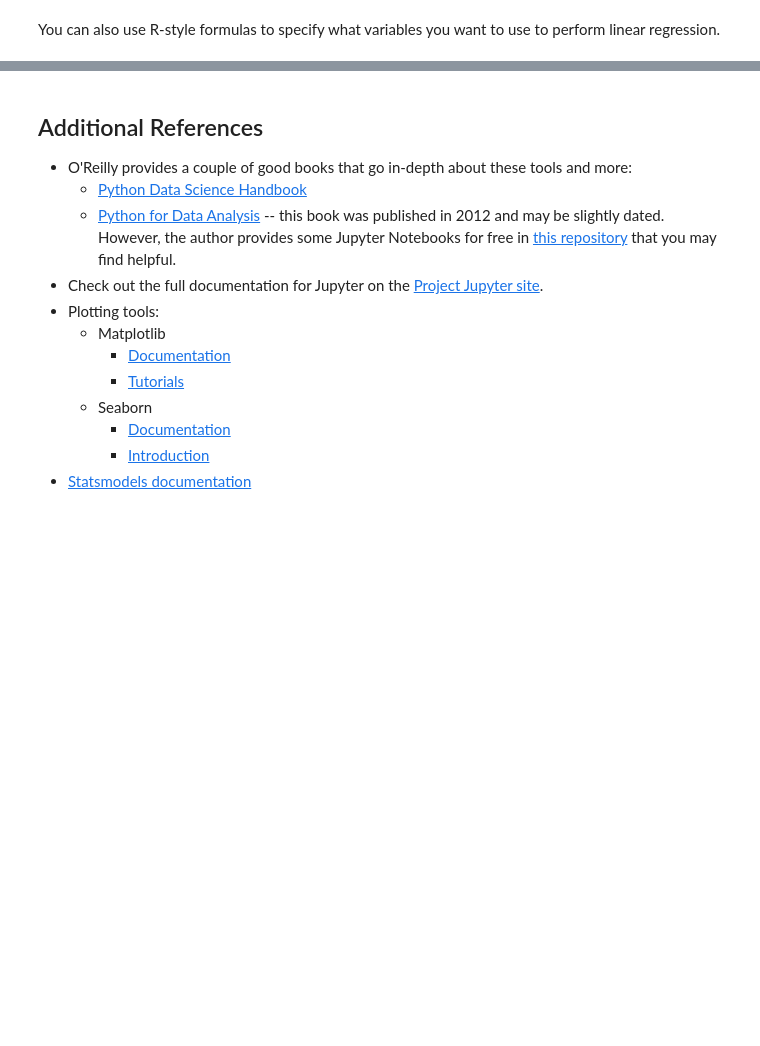
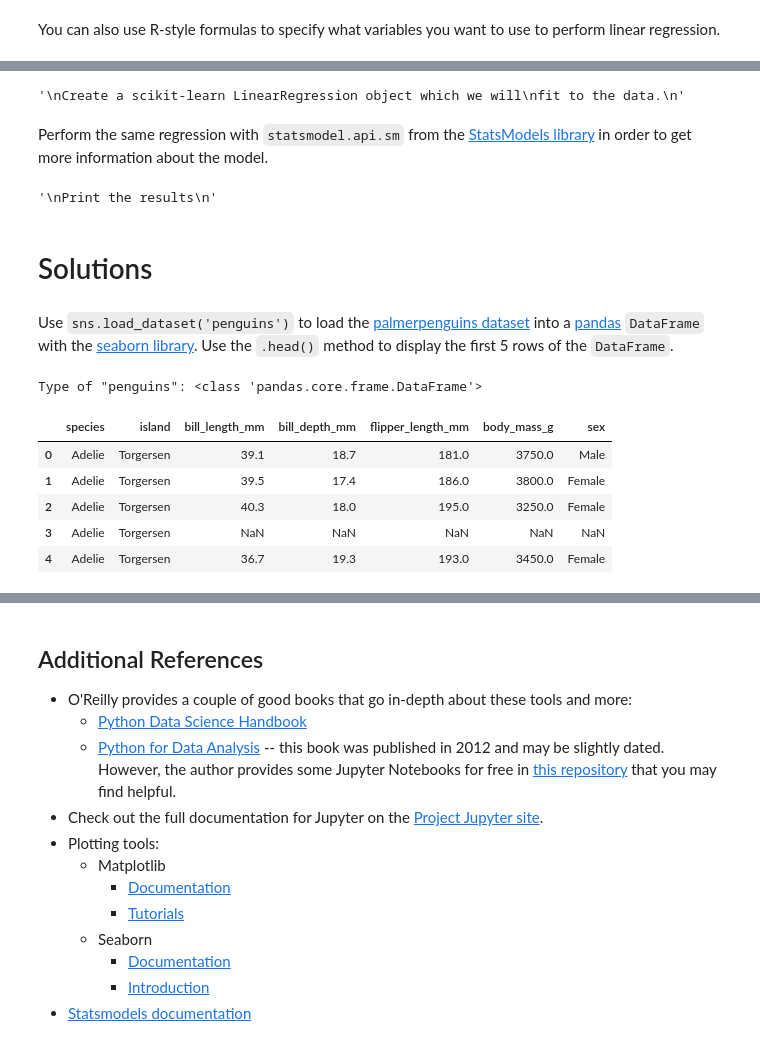
Before and after one commit to mbhsmlclub/Lecture-1-Intro-to-Data-Science-in-Python, a Jupyter notebook: DataSciIntro.ipynb, the cells around one changed output, grey strips where cells are left out. Cells and saved outputs as stored; diff of their text form; code cells hidden in the pictures; blank space fills up the shorter version.

```diff
--- a/DataSciIntro.ipynb
+++ b/DataSciIntro.ipynb
@@ -538,0 +606,77 @@ Notes:
+# %%
+from sklearn.linear_model import LinearRegression
+
+# Get all Adelie penguins and put them in a DataFrame called `data`.
+# YOUR CODE HERE
+
+"""
+Split the data into two sets: the independent variables
+(bill_length_mm, bill_depth_mm, body_mass_g), and
+the dependent variable (flipper_length_mm)
+"""
+# YOUR CODE HERE
+
+"""
+Create a scikit-learn LinearRegression object which we will
+fit to the data.
+"""
+# YOUR CODE HERE
+
+# Print out the coefficients for each dependent variable
+# YOUR CODE HERE
+# %% [output]
+'\nCreate a scikit-learn LinearRegression object which we will\nfit to the data.\n'
+# %% [markdown]
+Perform the same regression with `statsmodel.api.sm` from the [StatsModels library](https://www.statsmodels.org/stable/index.html) in order to get more information about the model.
+# %%
+import statsmodels.api as sm
+
+# Get all Adelie penguins and put them in a DataFrame called `data`.
+# YOUR CODE HERE
+
+"""
+Split the data into two sets: the independent variables
+(bill_length_mm, bill_depth_mm, body_mass_g), and
+the dependent variable (flipper_length_mm)
+"""
+# YOUR CODE HERE
+
+"""
+Add y-intercept term to our linear model
+"""
+# YOUR CODE HERE
+
+"""
+Perform linear regression
+"""
+# YOUR CODE HERE
+
+"""
+Print the results
+"""
+# YOUR CODE HERE
+# %% [output]
+'\nPrint the results\n'
+# %% [markdown]
+# Solutions
+# %% [markdown]
+Use `sns.load_dataset('penguins')` to load the [palmerpenguins dataset](https://allisonhorst.github.io/palmerpenguins/) into a [pandas](https://pandas.pydata.org) `DataFrame` with the [seaborn library](https://seaborn.pydata.org/).  Use the `.head()` method to display the first 5 rows of the `DataFrame`.
+# %%
+import pandas as pd
+import seaborn as sns
+
+penguins = sns.load_dataset('penguins')
+
+# `penguins` is stored as a pandas DataFrame
+print('Type of "penguins":', type(penguins))
+
+# Show the first few entries in this DataFrame
+penguins.head()
+# %% [output]
+Type of "penguins": <class 'pandas.core.frame.DataFrame'>
+|  | species | island | bill_length_mm | bill_depth_mm | flipper_length_mm | body_mass_g | sex |
+| 0 | Adelie | Torgersen | 39.1 | 18.7 | 181.0 | 3750.0 | Male |
+| 1 | Adelie | Torgersen | 39.5 | 17.4 | 186.0 | 3800.0 | Female |
+| 2 | Adelie | Torgersen | 40.3 | 18.0 | 195.0 | 3250.0 | Female |
+| 3 | Adelie | Torgersen | NaN | NaN | NaN | NaN | NaN |
+| 4 | Adelie | Torgersen | 36.7 | 19.3 | 193.0 | 3450.0 | Female |
```
Also changed, not shown: parts of 40 cells of this notebook, 1 other file.
